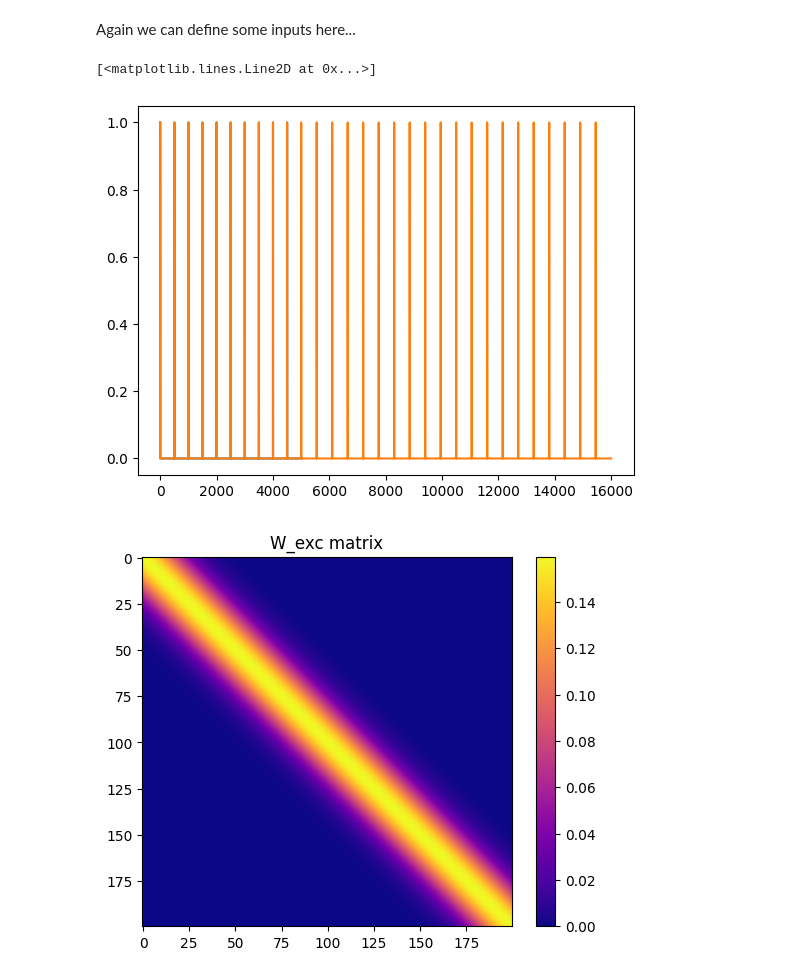
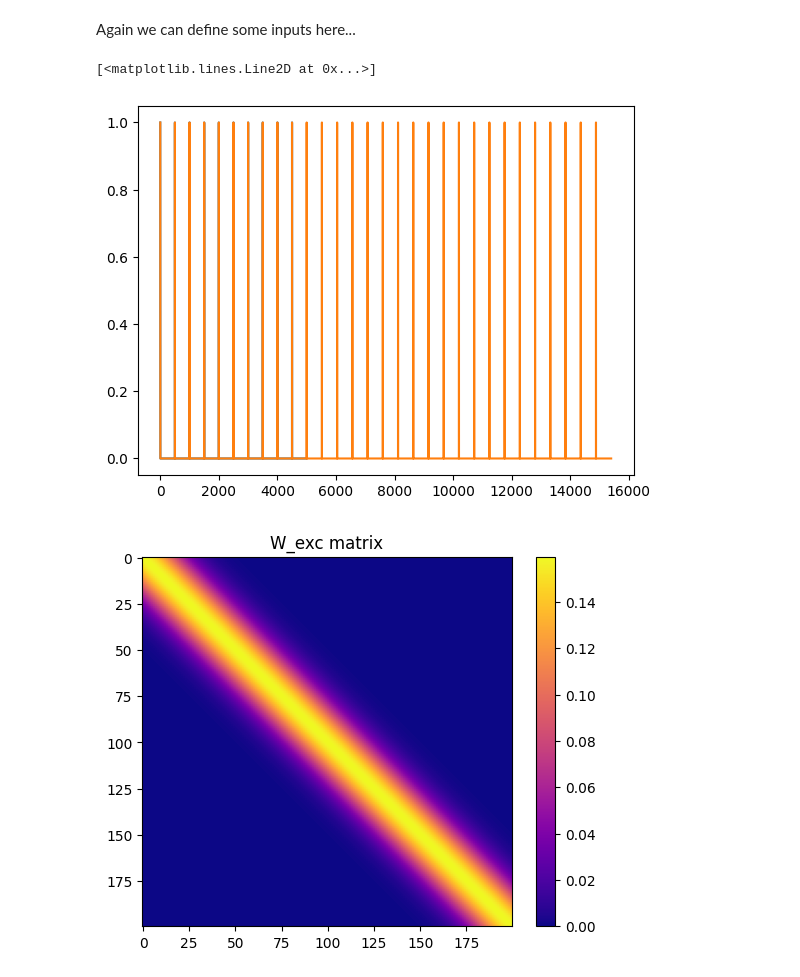
Before and after one commit to joncannon/Thesis, a Jupyter notebook: dynamic_bump_working.ipynb, the cells around one changed output. Drawn from its saved outputs; the diff is of its cells as text; code cells hidden in the pictures.

```diff
--- a/dynamic_bump_working.ipynb
+++ b/dynamic_bump_working.ipynb
@@ -203,32 +203,40 @@ Again we can define some inputs here...
 # %%
 #stable input of 500 ms period metronome
 stable_input = np.zeros(500 * 10)
 
 for i in range(0,10):
     stable_input[i*500] = 1
 
 #lets just add twenty 510 ms stimuli onto the end of stable_input
 thaut_fig4a = np.zeros(510 * 20)
 
 for i in range(0,20):
     thaut_fig4a[i*510] = 1
 
 thaut_fig4a = np.concatenate((stable_input,thaut_fig4a))
 
 #same thing for 550ms stimuli
 thaut_fig2a = np.zeros(550*20)
 
 for i in range(0,20):
     thaut_fig2a[i*550] = 1
 
 thaut_fig2a = np.concatenate((stable_input,thaut_fig2a))
 
+#same thing for 520 ms stimuli
+thaut_fig3a = np.zeros(520*20)
+
+for i in range(0,20):
+    thaut_fig3a[i*520] = 1
+
+thaut_fig3a = np.concatenate((stable_input,thaut_fig3a))
+
 
 plt.plot(stable_input)
-plt.plot(thaut_fig2a)
+plt.plot(thaut_fig3a)
 # %% [output]
 [<matplotlib.lines.Line2D at 0x...>]
-[figure, old version]
+[figure, new version]
 # %%
 stable = attractor(n_units = 200, exc_spread = 15, inp_scale = 18, exc_scale = 0.03, inh_scale = 1.2, dop_scale = 8, tonic_inhib=8, n_noise_scale= 0.00)
 # %% [output]
```
Also changed, not shown: parts of 4 cells of this notebook, 1 other file.
